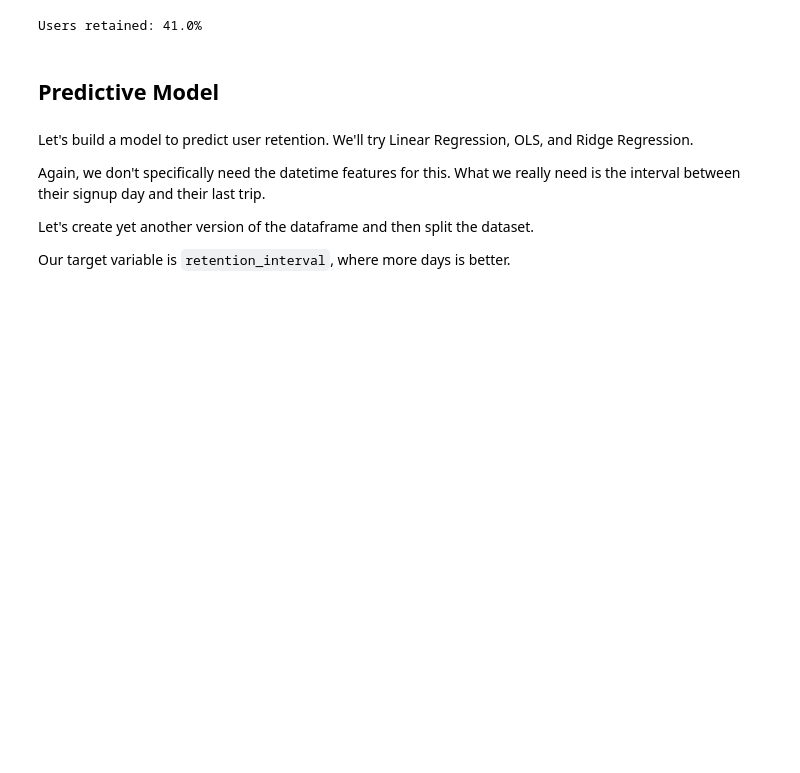
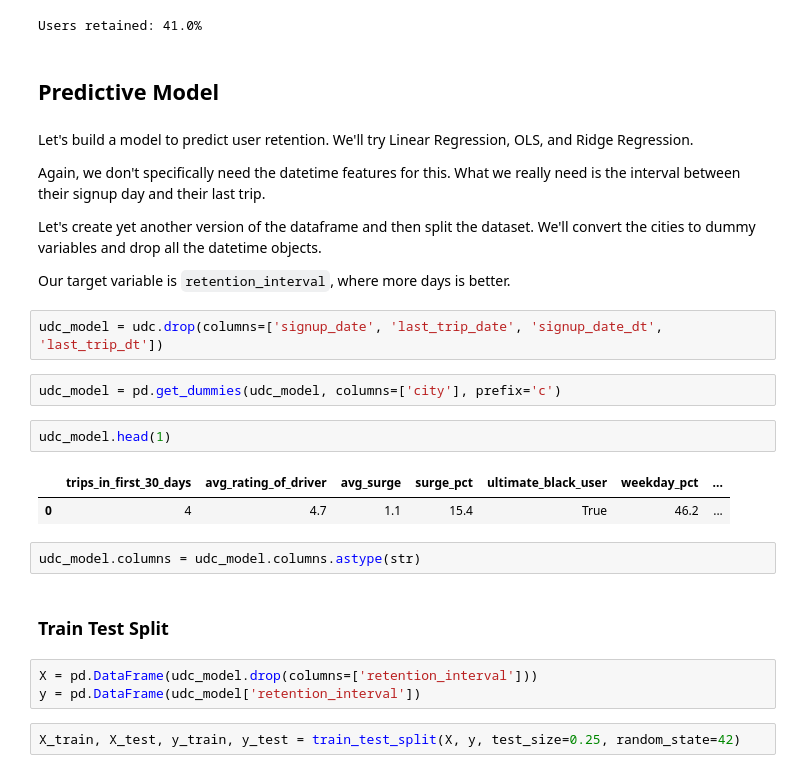
Before and after one commit to blue-santa/sprinboard-data-science-2026, a Jupyter notebook: 25-effective-interviewing/02-take-home-challenges/ultimate_challenge/Bryan_Beus_Ultimate_Take_Home_Challenge.ipynb, the cells around one changed output. Saved outputs shown, nothing was run; the diff lists cells and outputs as text; blank space fills up the shorter version.

Commit message:
complete ultimate challenge project

```diff
--- a/25-effective-interviewing/02-take-home-challenges/ultimate_challenge/Bryan_Beus_Ultimate_Take_Home_Challenge.ipynb
+++ b/25-effective-interviewing/02-take-home-challenges/ultimate_challenge/Bryan_Beus_Ultimate_Take_Home_Challenge.ipynb
@@ -399,6 +409,24 @@ Let's build a model to predict user retention. We'll try Linear Regression, OLS,
 
 Again, we don't specifically need the datetime features for this. What we really need is the interval between their signup day and their last trip.
 
-Let's create yet another version of the dataframe and then split the dataset.
+Let's create yet another version of the dataframe and then split the dataset. We'll convert the cities to dummy variables and drop all the datetime objects.
 
 Our target variable is `retention_interval`, where more days is better.
+# %%
+udc_model = udc.drop(columns=['signup_date', 'last_trip_date', 'signup_date_dt', 'last_trip_dt'])
+# %%
+udc_model = pd.get_dummies(udc_model, columns=['city'], prefix='c')
+# %%
+udc_model.head(1)
+# %% [output]
+|  | trips_in_first_30_days | avg_rating_of_driver | avg_surge | surge_pct | ultimate_black_user | weekday_pct | ... |
+| 0 | 4 | 4.7 | 1.1 | 15.4 | True | 46.2 | ... |
+# %%
+udc_model.columns = udc_model.columns.astype(str)
+# %% [markdown]
+### Train Test Split
+# %%
+X = pd.DataFrame(udc_model.drop(columns=['retention_interval']))
+y = pd.DataFrame(udc_model['retention_interval'])
+# %%
+X_train, X_test, y_train, y_test = train_test_split(X, y, test_size=0.25, random_state=42)
```
Also changed, not shown: parts of 77 cells of this notebook.
